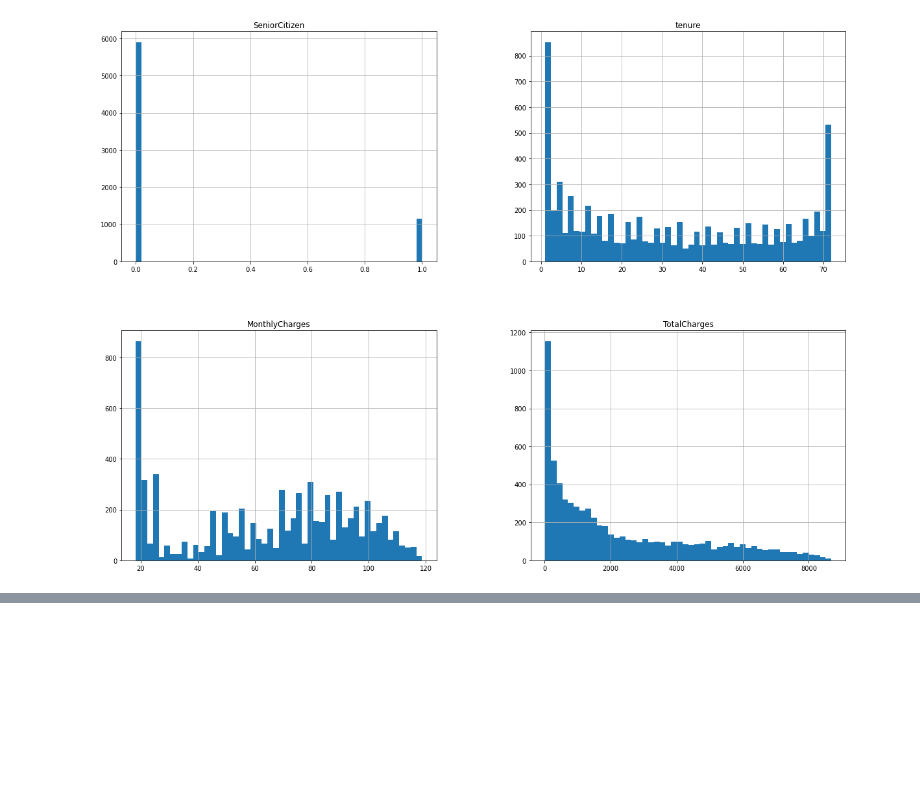
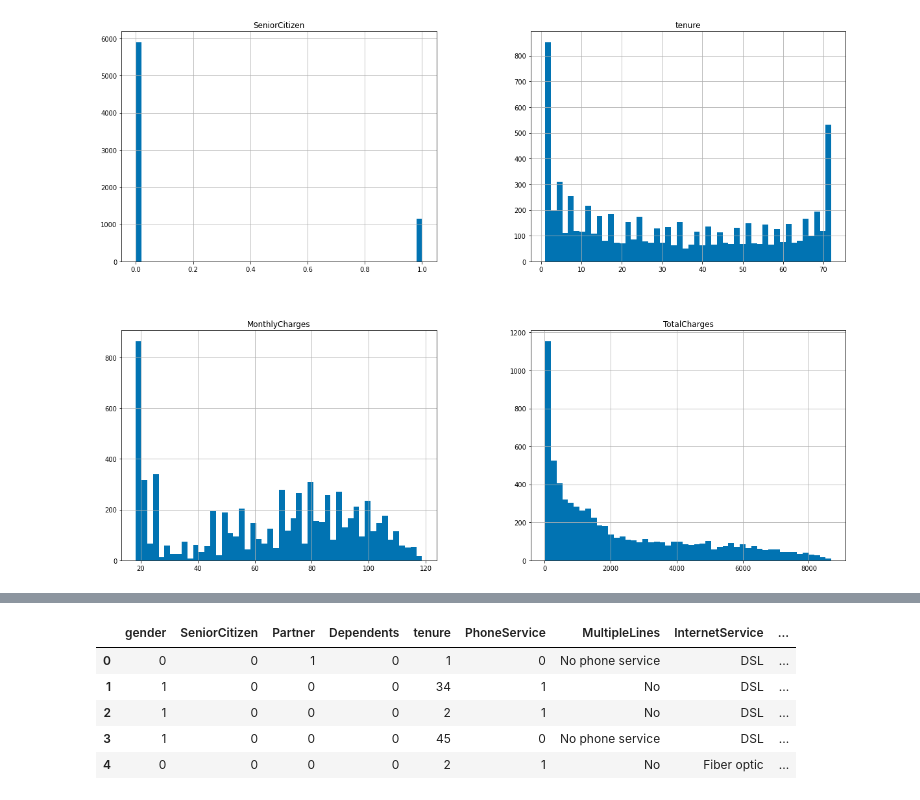
Before and after one commit to tr7522/Customer-Churn-Prediction, a Jupyter notebook: Notebooks/churn-prediction.ipynb, the cells around one changed output, grey strips where cells are left out. Drawn from its saved outputs; the diff is of its cells as text; code cells hidden in the pictures; blank space fills up the shorter version.

```diff
--- a/Notebooks/churn-prediction.ipynb
+++ b/Notebooks/churn-prediction.ipynb
@@ -134,0 +155,18 @@ ValueError: 'Colorblind' is not a valid palette name
+# %%
+#mapping binary variables like male and female to 0's and 1's
+
+df["gender"]=df["gender"].map({"Male":1, "Female":0})
+df["Partner"]=df["Partner"].map({"Yes":1, "No":0})
+df["Dependents"]=df["Dependents"].map({"Yes":1, "No":0})
+df["PhoneService"]=df["PhoneService"].map({"Yes":1, "No":0})
+df["PaperlessBilling"]=df["PaperlessBilling"].map({"Yes":1, "No":0})
+df["Churn"]=df["Churn"].map({"Yes":1, "No":0})
+# %%
+df.head()
+# %% [output]
+|  | gender | SeniorCitizen | Partner | Dependents | tenure | PhoneService | MultipleLines | InternetService | ... |
+| 0 | 0 | 0 | 1 | 0 | 1 | 0 | No phone service | DSL | ... |
+| 1 | 1 | 0 | 0 | 0 | 34 | 1 | No | DSL | ... |
+| 2 | 1 | 0 | 0 | 0 | 2 | 1 | No | DSL | ... |
+| 3 | 1 | 0 | 0 | 0 | 45 | 0 | No phone service | DSL | ... |
+| 4 | 0 | 0 | 0 | 0 | 2 | 1 | No | Fiber optic | ... |
```
Also changed, not shown: parts of 7 cells of this notebook.
